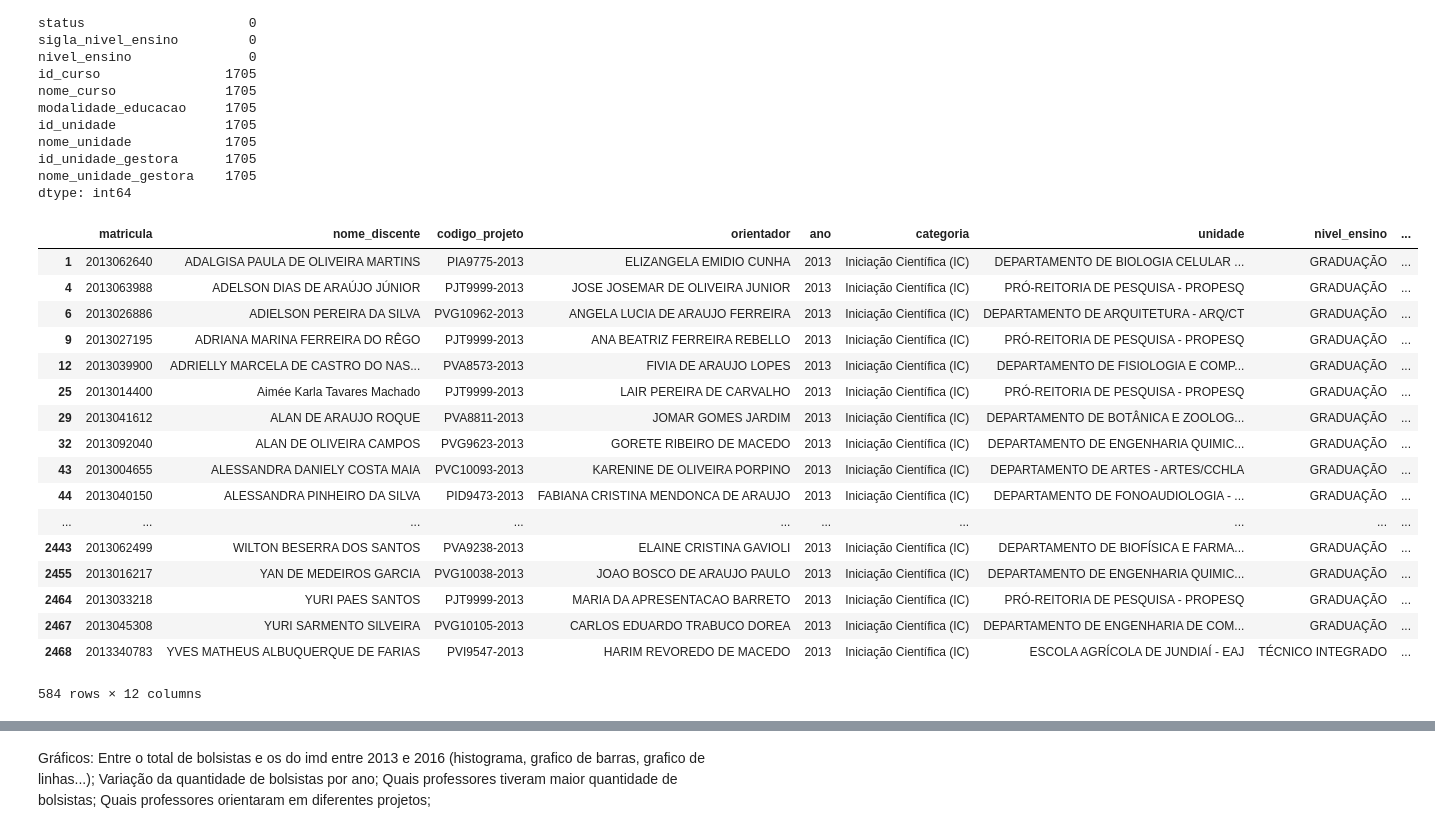
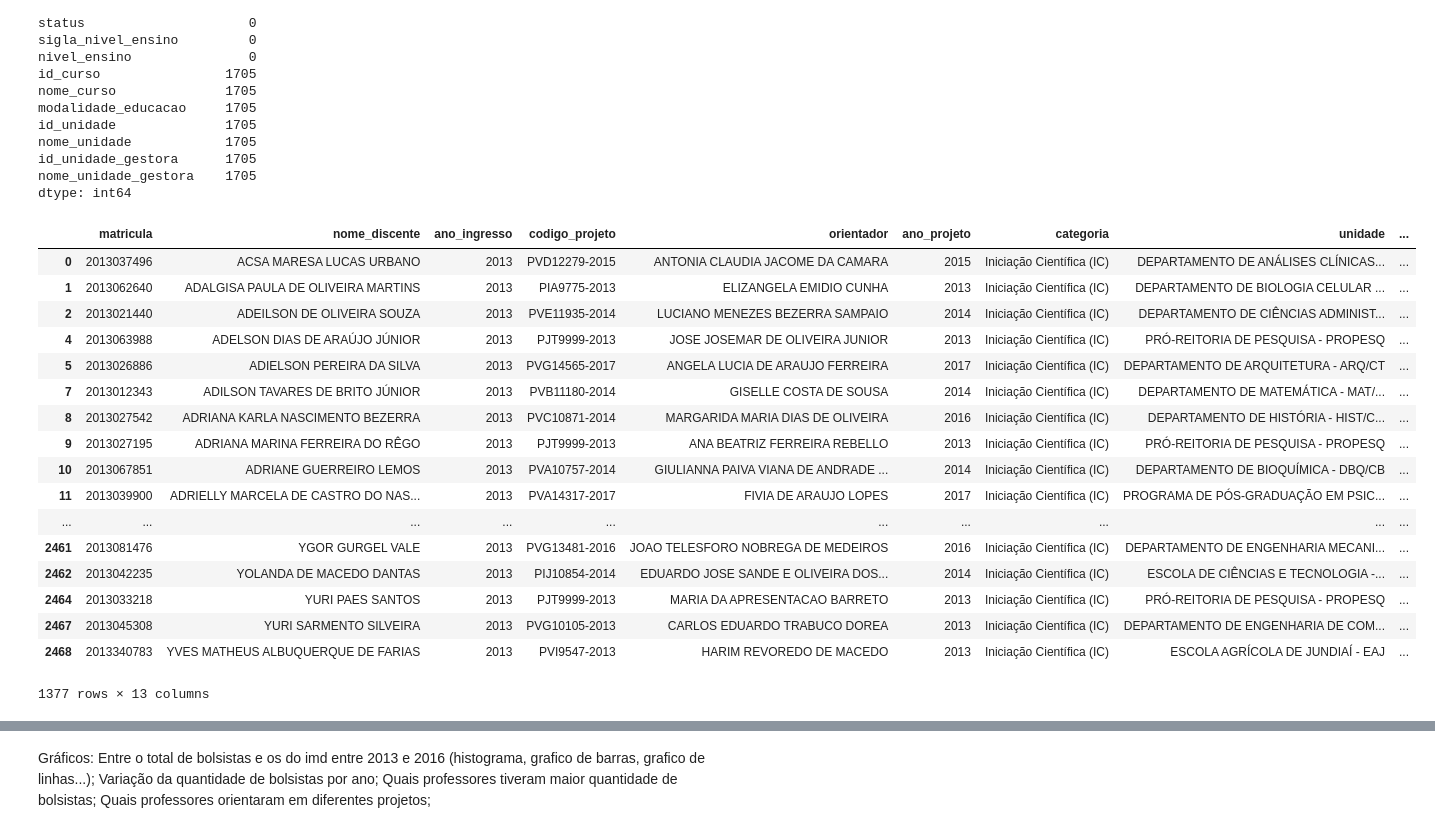
Before and after one commit to patysayonara/PROB_TRABALHO, a Jupyter notebook: Trabalho.ipynb, the cells around one changed output, grey strips where cells are left out. Saved outputs shown, nothing was run; the diff lists cells and outputs as text; code cells hidden in the pictures.

```diff
--- a/Trabalho.ipynb
+++ b/Trabalho.ipynb
@@ -30,6 +30,7 @@ bolsistas
 26712 rows × 21 columns
 # %%
 bolsistas.rename(columns={'status':'status_projeto'}, inplace=True)
+bolsistas.rename(columns={'ano': 'ano_projeto'}, inplace=True)
 # %%
 bolsistas
 # %% [output]
@@ -456,27 +457,27 @@ id_unidade_gestora      1705
 nome_unidade_gestora    1705
 dtype: int64
 # %%
-colunas = ["matricula", "nome_discente", "codigo_projeto", "orientador", "ano", "categoria", "unidade", "nivel_ensino", "status", "nome_curso", "nome_unidade", "nome_unidade_gestora"]
+#Pegando quantos discentes de 2013 se engajaram em projetos de iniciação cientifica ou tecnologica
+colunas = ["matricula", "nome_discente", "ano_ingresso", "codigo_projeto", "orientador", "ano_projeto", "categoria", "unidade", "nivel_ensino", "status", "nome_curso", "nome_unidade", "nome_unidade_gestora"]
 merge_bolsistas_discentes2013 = pd.merge(bolsistas, discentes2013, on='matricula')[colunas]
-bolsistas_discentes2013 = merge_bolsistas_discentes2013[merge_bolsistas_discentes2013.ano == 2013]
-bolsistas_discentes2013 = bolsistas_discentes2013[~bolsistas_discentes2013.nome_discente.duplicated()]
+bolsistas_discentes2013 = merge_bolsistas_discentes2013[~merge_bolsistas_discentes2013.matricula.duplicated()]
 bolsistas_discentes2013
 # %% [output]
-|  | matricula | nome_discente | codigo_projeto | orientador | ano | categoria | unidade | nivel_ensino | ... |
-| 1 | 2013062640 | ADALGISA PAULA DE OLIVEIRA MARTINS | PIA9775-2013 | ELIZANGELA EMIDIO CUNHA | 2013 | Iniciação Científica (IC) | DEPARTAMENTO DE BIOLOGIA CELULAR ... | GRADUAÇÃO | ... |
-| 4 | 2013063988 | ADELSON DIAS DE ARAÚJO JÚNIOR | PJT9999-2013 | JOSE JOSEMAR DE OLIVEIRA JUNIOR | 2013 | Iniciação Científica (IC) | PRÓ-REITORIA DE PESQUISA - PROPESQ | GRADUAÇÃO | ... |
-| 6 | 2013026886 | ADIELSON PEREIRA DA SILVA | PVG10962-2013 | ANGELA LUCIA DE ARAUJO FERREIRA | 2013 | Iniciação Científica (IC) | DEPARTAMENTO DE ARQUITETURA - ARQ/CT | GRADUAÇÃO | ... |
-| 9 | 2013027195 | ADRIANA MARINA FERREIRA DO RÊGO | PJT9999-2013 | ANA BEATRIZ FERREIRA REBELLO | 2013 | Iniciação Científica (IC) | PRÓ-REITORIA DE PESQUISA - PROPESQ | GRADUAÇÃO | ... |
-| 12 | 2013039900 | ADRIELLY MARCELA DE CASTRO DO NAS... | PVA8573-2013 | FIVIA DE ARAUJO LOPES | 2013 | Iniciação Científica (IC) | DEPARTAMENTO DE FISIOLOGIA E COMP... | GRADUAÇÃO | ... |
-| 25 | 2013014400 | Aimée Karla Tavares Machado | PJT9999-2013 | LAIR PEREIRA DE CARVALHO | 2013 | Iniciação Científica (IC) | PRÓ-REITORIA DE PESQUISA - PROPESQ | GRADUAÇÃO | ... |
-| 29 | 2013041612 | ALAN DE ARAUJO ROQUE | PVA8811-2013 | JOMAR GOMES JARDIM | 2013 | Iniciação Científica (IC) | DEPARTAMENTO DE BOTÂNICA E ZOOLOG... | GRADUAÇÃO | ... |
-| 32 | 2013092040 | ALAN DE OLIVEIRA CAMPOS | PVG9623-2013 | GORETE RIBEIRO DE MACEDO | 2013 | Iniciação Científica (IC) | DEPARTAMENTO DE ENGENHARIA QUIMIC... | GRADUAÇÃO | ... |
-| 43 | 2013004655 | ALESSANDRA DANIELY COSTA MAIA | PVC10093-2013 | KARENINE DE OLIVEIRA PORPINO | 2013 | Iniciação Científica (IC) | DEPARTAMENTO DE ARTES - ARTES/CCHLA | GRADUAÇÃO | ... |
-| 44 | 2013040150 | ALESSANDRA PINHEIRO DA SILVA | PID9473-2013 | FABIANA CRISTINA MENDONCA DE ARAUJO | 2013 | Iniciação Científica (IC) | DEPARTAMENTO DE FONOAUDIOLOGIA - ... | GRADUAÇÃO | ... |
+|  | matricula | nome_discente | ano_ingresso | codigo_projeto | orientador | ano_projeto | categoria | unidade | ... |
+| 0 | 2013037496 | ACSA MARESA LUCAS URBANO | 2013 | PVD12279-2015 | ANTONIA CLAUDIA JACOME DA CAMARA | 2015 | Iniciação Científica (IC) | DEPARTAMENTO DE ANÁLISES CLÍNICAS... | ... |
+| 1 | 2013062640 | ADALGISA PAULA DE OLIVEIRA MARTINS | 2013 | PIA9775-2013 | ELIZANGELA EMIDIO CUNHA | 2013 | Iniciação Científica (IC) | DEPARTAMENTO DE BIOLOGIA CELULAR ... | ... |
+| 2 | 2013021440 | ADEILSON DE OLIVEIRA SOUZA | 2013 | PVE11935-2014 | LUCIANO MENEZES BEZERRA SAMPAIO | 2014 | Iniciação Científica (IC) | DEPARTAMENTO DE CIÊNCIAS ADMINIST... | ... |
+| 4 | 2013063988 | ADELSON DIAS DE ARAÚJO JÚNIOR | 2013 | PJT9999-2013 | JOSE JOSEMAR DE OLIVEIRA JUNIOR | 2013 | Iniciação Científica (IC) | PRÓ-REITORIA DE PESQUISA - PROPESQ | ... |
+| 5 | 2013026886 | ADIELSON PEREIRA DA SILVA | 2013 | PVG14565-2017 | ANGELA LUCIA DE ARAUJO FERREIRA | 2017 | Iniciação Científica (IC) | DEPARTAMENTO DE ARQUITETURA - ARQ/CT | ... |
+| 7 | 2013012343 | ADILSON TAVARES DE BRITO JÚNIOR | 2013 | PVB11180-2014 | GISELLE COSTA DE SOUSA | 2014 | Iniciação Científica (IC) | DEPARTAMENTO DE MATEMÁTICA - MAT/... | ... |
+| 8 | 2013027542 | ADRIANA KARLA NASCIMENTO BEZERRA | 2013 | PVC10871-2014 | MARGARIDA MARIA DIAS DE OLIVEIRA | 2016 | Iniciação Científica (IC) | DEPARTAMENTO DE HISTÓRIA - HIST/C... | ... |
+| 9 | 2013027195 | ADRIANA MARINA FERREIRA DO RÊGO | 2013 | PJT9999-2013 | ANA BEATRIZ FERREIRA REBELLO | 2013 | Iniciação Científica (IC) | PRÓ-REITORIA DE PESQUISA - PROPESQ | ... |
+| 10 | 2013067851 | ADRIANE GUERREIRO LEMOS | 2013 | PVA10757-2014 | GIULIANNA PAIVA VIANA DE ANDRADE ... | 2014 | Iniciação Científica (IC) | DEPARTAMENTO DE BIOQUÍMICA - DBQ/CB | ... |
+| 11 | 2013039900 | ADRIELLY MARCELA DE CASTRO DO NAS... | 2013 | PVA14317-2017 | FIVIA DE ARAUJO LOPES | 2017 | Iniciação Científica (IC) | PROGRAMA DE PÓS-GRADUAÇÃO EM PSIC... | ... |
 | ... | ... | ... | ... | ... | ... | ... | ... | ... | ... |
-| 2443 | 2013062499 | WILTON BESERRA DOS SANTOS | PVA9238-2013 | ELAINE CRISTINA GAVIOLI | 2013 | Iniciação Científica (IC) | DEPARTAMENTO DE BIOFÍSICA E FARMA... | GRADUAÇÃO | ... |
-| 2455 | 2013016217 | YAN DE MEDEIROS GARCIA | PVG10038-2013 | JOAO BOSCO DE ARAUJO PAULO | 2013 | Iniciação Científica (IC) | DEPARTAMENTO DE ENGENHARIA QUIMIC... | GRADUAÇÃO | ... |
-| 2464 | 2013033218 | YURI PAES SANTOS | PJT9999-2013 | MARIA DA APRESENTACAO BARRETO | 2013 | Iniciação Científica (IC) | PRÓ-REITORIA DE PESQUISA - PROPESQ | GRADUAÇÃO | ... |
-| 2467 | 2013045308 | YURI SARMENTO SILVEIRA | PVG10105-2013 | CARLOS EDUARDO TRABUCO DOREA | 2013 | Iniciação Científica (IC) | DEPARTAMENTO DE ENGENHARIA DE COM... | GRADUAÇÃO | ... |
-| 2468 | 2013340783 | YVES MATHEUS ALBUQUERQUE DE FARIAS | PVI9547-2013 | HARIM REVOREDO DE MACEDO | 2013 | Iniciação Científica (IC) | ESCOLA AGRÍCOLA DE JUNDIAÍ - EAJ | TÉCNICO INTEGRADO | ... |
+| 2461 | 2013081476 | YGOR GURGEL VALE | 2013 | PVG13481-2016 | JOAO TELESFORO NOBREGA DE MEDEIROS | 2016 | Iniciação Científica (IC) | DEPARTAMENTO DE ENGENHARIA MECANI... | ... |
+| 2462 | 2013042235 | YOLANDA DE MACEDO DANTAS | 2013 | PIJ10854-2014 | EDUARDO JOSE SANDE E OLIVEIRA DOS... | 2014 | Iniciação Científica (IC) | ESCOLA DE CIÊNCIAS E TECNOLOGIA -... | ... |
+| 2464 | 2013033218 | YURI PAES SANTOS | 2013 | PJT9999-2013 | MARIA DA APRESENTACAO BARRETO | 2013 | Iniciação Científica (IC) | PRÓ-REITORIA DE PESQUISA - PROPESQ | ... |
+| 2467 | 2013045308 | YURI SARMENTO SILVEIRA | 2013 | PVG10105-2013 | CARLOS EDUARDO TRABUCO DOREA | 2013 | Iniciação Científica (IC) | DEPARTAMENTO DE ENGENHARIA DE COM... | ... |
+| 2468 | 2013340783 | YVES MATHEUS ALBUQUERQUE DE FARIAS | 2013 | PVI9547-2013 | HARIM REVOREDO DE MACEDO | 2013 | Iniciação Científica (IC) | ESCOLA AGRÍCOLA DE JUNDIAÍ - EAJ | ... |
-584 rows × 12 columns
+1377 rows × 13 columns
```
Also changed, not shown: parts of 22 cells of this notebook.
